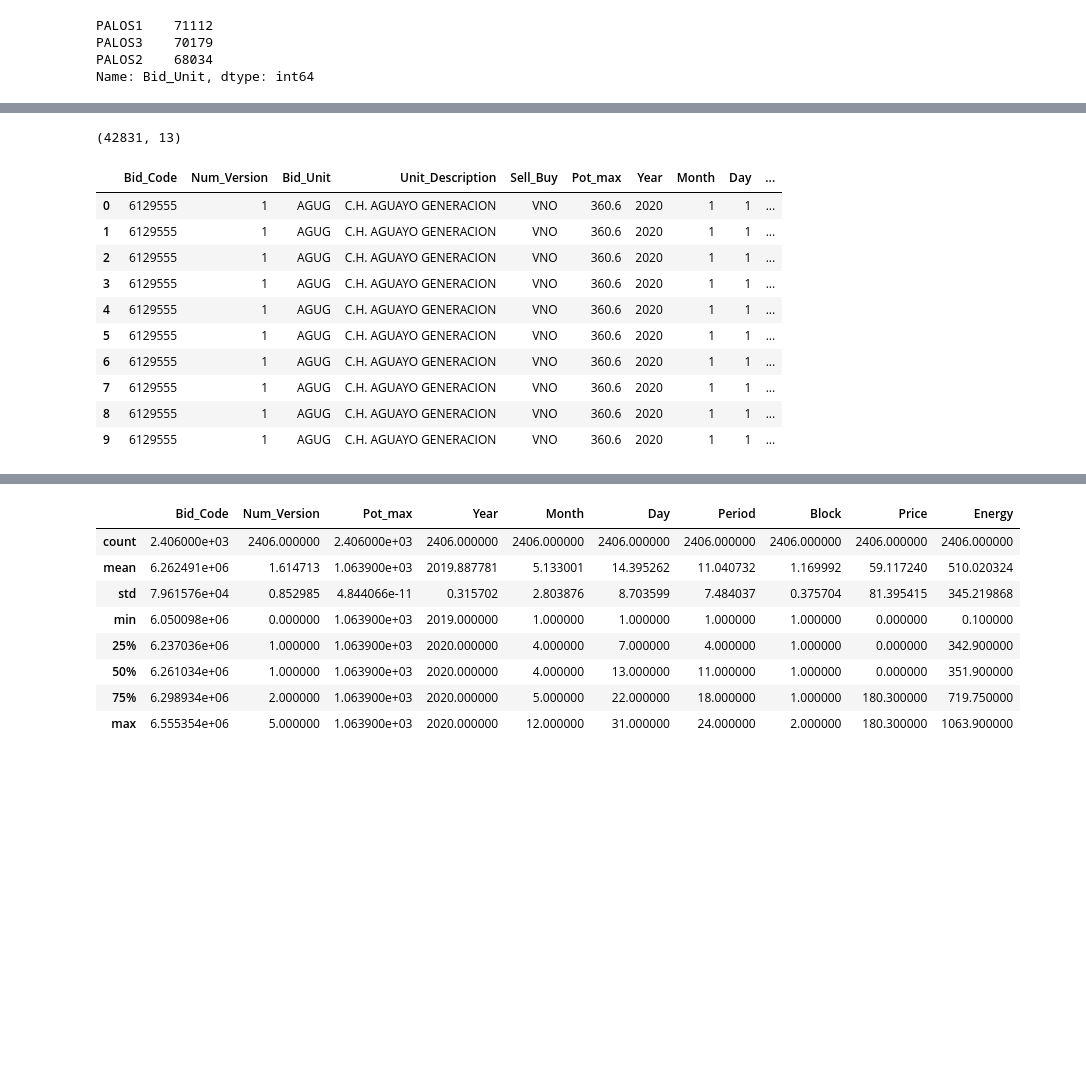
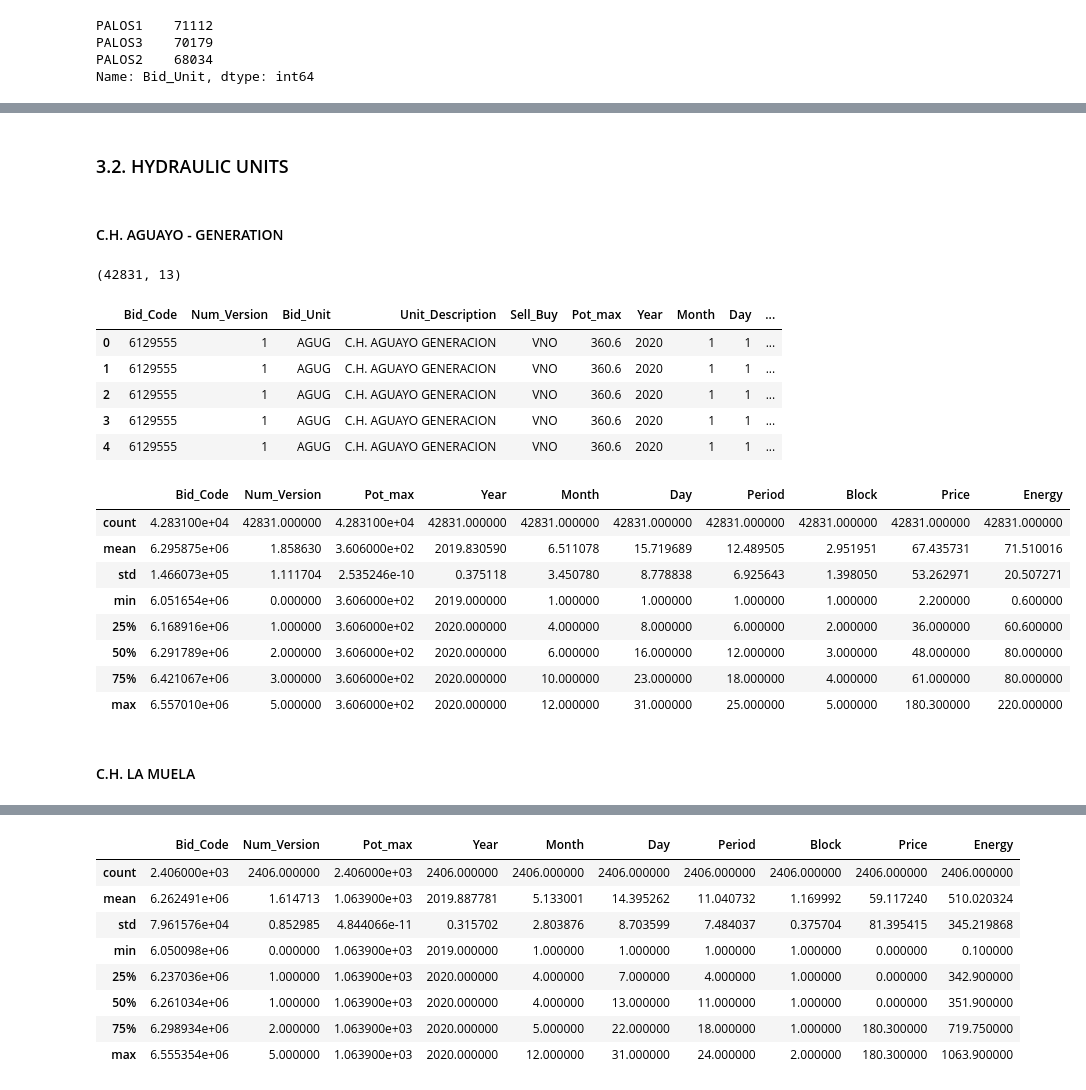
Before and after one commit to luisdelpozo/TFM, a Jupyter notebook: 02_RawData_OMIE_UNITS.ipynb, the cells around one changed output, grey strips where cells are left out. Cells and saved outputs as stored; diff of their text form; code cells hidden in the pictures; blank space fills up the shorter version.

```diff
--- a/02_RawData_OMIE_UNITS.ipynb
+++ b/02_RawData_OMIE_UNITS.ipynb
@@ -458,9 +424,15 @@ df_AGUAYO_GEN = df_AGUAYO[df_AGUAYO['Bid_Unit']=='AGUG']
+# %% [markdown]
+### 3.2. HYDRAULIC UNITS
+# %% [markdown]
+#### C.H. AGUAYO - GENERATION
+# %%
+df_AGUAYO_GEN = df_sel_unit('AGUG')
 # %%
 df_AGUAYO_GEN.shape
 # %% [output]
 (42831, 13)
 # %%
-df_AGUAYO_GEN.head(10)
+df_AGUAYO_GEN.head()
 # %% [output]
 |  | Bid_Code | Num_Version | Bid_Unit | Unit_Description | Sell_Buy | Pot_max | Year | Month | Day | ... |
 | 0 | 6129555 | 1 | AGUG | C.H. AGUAYO GENERACION | VNO | 360.6 | 2020 | 1 | 1 | ... |
@@ -468,10 +440,17 @@ df_AGUAYO_GEN.head(10)
 | 2 | 6129555 | 1 | AGUG | C.H. AGUAYO GENERACION | VNO | 360.6 | 2020 | 1 | 1 | ... |
 | 3 | 6129555 | 1 | AGUG | C.H. AGUAYO GENERACION | VNO | 360.6 | 2020 | 1 | 1 | ... |
 | 4 | 6129555 | 1 | AGUG | C.H. AGUAYO GENERACION | VNO | 360.6 | 2020 | 1 | 1 | ... |
-| 5 | 6129555 | 1 | AGUG | C.H. AGUAYO GENERACION | VNO | 360.6 | 2020 | 1 | 1 | ... |
-| 6 | 6129555 | 1 | AGUG | C.H. AGUAYO GENERACION | VNO | 360.6 | 2020 | 1 | 1 | ... |
-| 7 | 6129555 | 1 | AGUG | C.H. AGUAYO GENERACION | VNO | 360.6 | 2020 | 1 | 1 | ... |
-| 8 | 6129555 | 1 | AGUG | C.H. AGUAYO GENERACION | VNO | 360.6 | 2020 | 1 | 1 | ... |
-| 9 | 6129555 | 1 | AGUG | C.H. AGUAYO GENERACION | VNO | 360.6 | 2020 | 1 | 1 | ... |
+# %%
+df_AGUAYO_GEN.describe()
+# %% [output]
+|  | Bid_Code | Num_Version | Pot_max | Year | Month | Day | Period | Block | Price | Energy |
+| count | 4.283100e+04 | 42831.000000 | 4.283100e+04 | 42831.000000 | 42831.000000 | 42831.000000 | 42831.000000 | 42831.000000 | 42831.000000 | 42831.000000 |
+| mean | 6.295875e+06 | 1.858630 | 3.606000e+02 | 2019.830590 | 6.511078 | 15.719689 | 12.489505 | 2.951951 | 67.435731 | 71.510016 |
+| std | 1.466073e+05 | 1.111704 | 2.535246e-10 | 0.375118 | 3.450780 | 8.778838 | 6.925643 | 1.398050 | 53.262971 | 20.507271 |
+| min | 6.051654e+06 | 0.000000 | 3.606000e+02 | 2019.000000 | 1.000000 | 1.000000 | 1.000000 | 1.000000 | 2.200000 | 0.600000 |
+| 25% | 6.168916e+06 | 1.000000 | 3.606000e+02 | 2020.000000 | 4.000000 | 8.000000 | 6.000000 | 2.000000 | 36.000000 | 60.600000 |
+| 50% | 6.291789e+06 | 2.000000 | 3.606000e+02 | 2020.000000 | 6.000000 | 16.000000 | 12.000000 | 3.000000 | 48.000000 | 80.000000 |
+| 75% | 6.421067e+06 | 3.000000 | 3.606000e+02 | 2020.000000 | 10.000000 | 23.000000 | 18.000000 | 4.000000 | 61.000000 | 80.000000 |
+| max | 6.557010e+06 | 5.000000 | 3.606000e+02 | 2020.000000 | 12.000000 | 31.000000 | 25.000000 | 5.000000 | 180.300000 | 220.000000 |
 # %%
 #Storing info locally
@@ -479,2 +458,4 @@ df_AGUAYO_GEN.to_csv('/home/dsc/Documents/TFM/Data/OMIE/OMIE_AGUAYO_GEN/OMIE_AGU
+# %% [markdown]
+#### C.H. LA MUELA
 # %%
 df_MUELA = df_sel_unit('MUEL')
```
Also changed, not shown: parts of 174 cells of this notebook, 4 other files.
